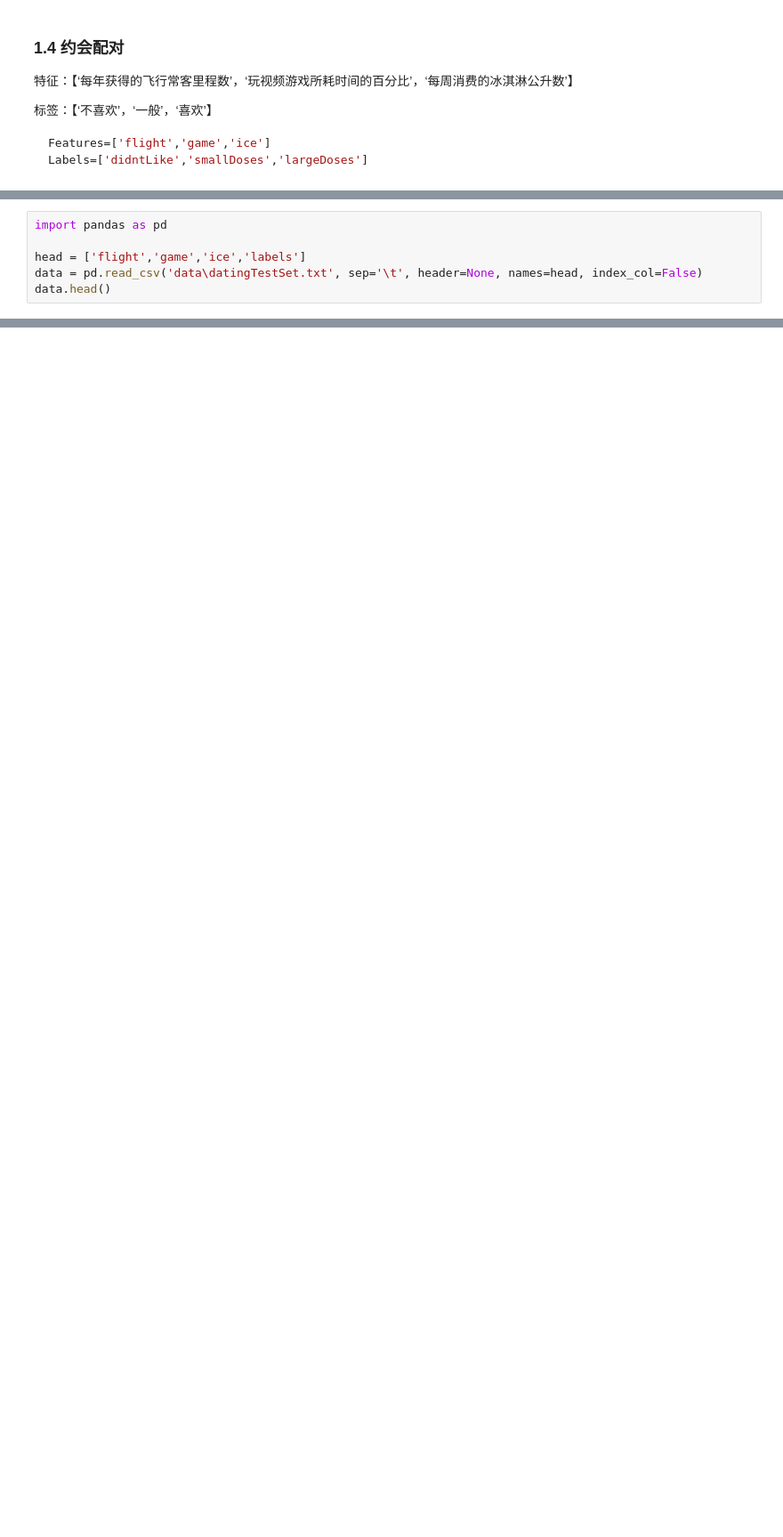
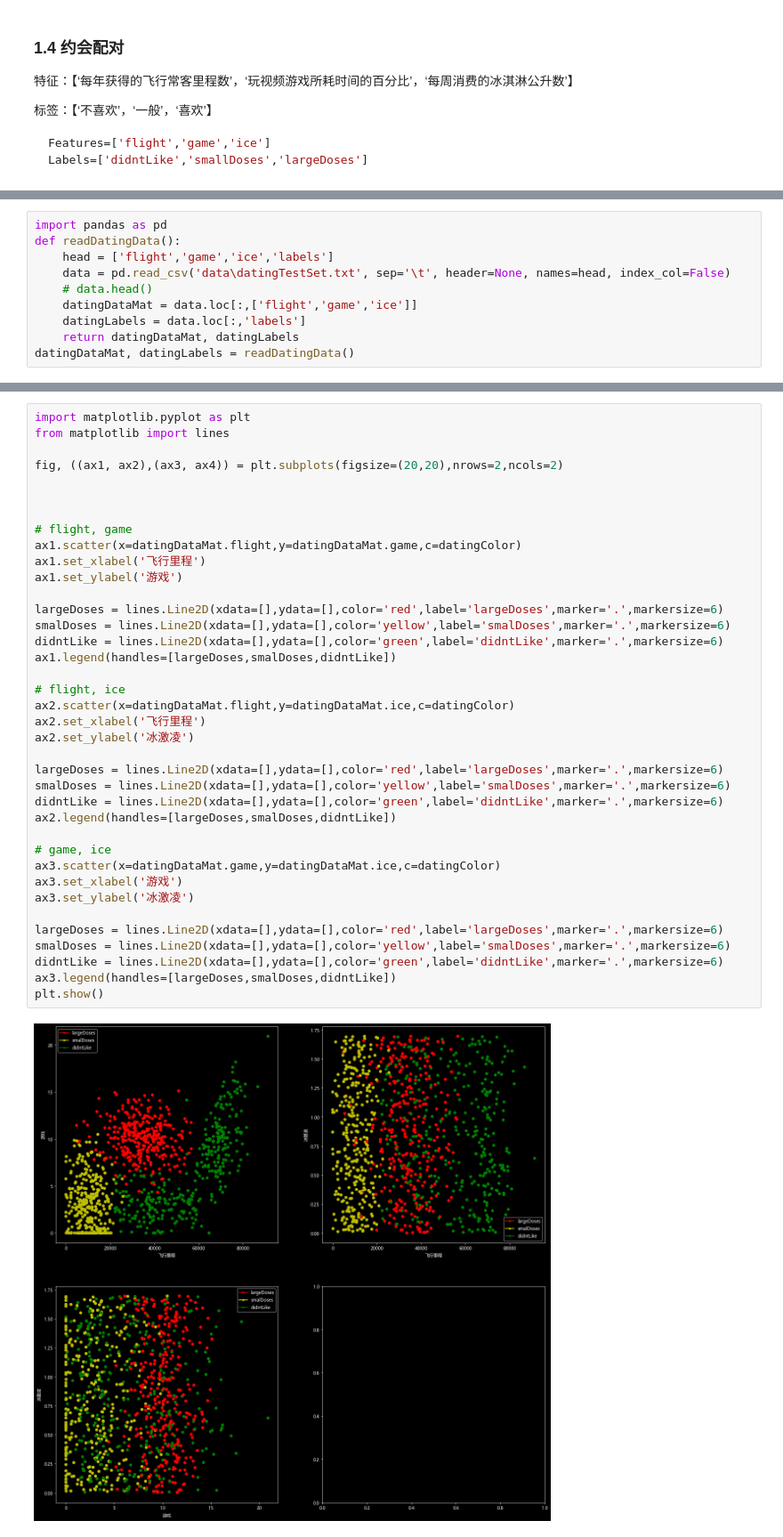
Before and after one commit to abulimity/Learn-Machine-Learning, a Jupyter notebook: CH01_KNN/KNN.ipynb, the cells around one changed output, grey strips where cells are left out. Shown at 89% size. Drawn from its saved outputs; the diff is of its cells as text; blank space fills up the shorter version.

```diff
--- a/CH01_KNN/KNN.ipynb
+++ b/CH01_KNN/KNN.ipynb
@@ -148,6 +150,10 @@ Labels=['didntLike','smallDoses','largeDoses']
 # %%
 import pandas as pd
-
-head = ['flight','game','ice','labels']
-data = pd.read_csv('data\datingTestSet.txt', sep='\t', header=None, names=head, index_col=False)
-data.head()
+def readDatingData():
+    head = ['flight','game','ice','labels']
+    data = pd.read_csv('data\datingTestSet.txt', sep='\t', header=None, names=head, index_col=False)
+    # data.head()
+    datingDataMat = data.loc[:,['flight','game','ice']]
+    datingLabels = data.loc[:,'labels']
+    return datingDataMat, datingLabels
+datingDataMat, datingLabels = readDatingData()
@@ -196,0 +183,40 @@ plt.show()
+# %%
+import matplotlib.pyplot as plt
+from matplotlib import lines
+
+fig, ((ax1, ax2),(ax3, ax4)) = plt.subplots(figsize=(20,20),nrows=2,ncols=2)
+
+
+
+# flight, game
+ax1.scatter(x=datingDataMat.flight,y=datingDataMat.game,c=datingColor)
+ax1.set_xlabel('飞行里程')
+ax1.set_ylabel('游戏')
+
+largeDoses = lines.Line2D(xdata=[],ydata=[],color='red',label='largeDoses',marker='.',markersize=6)
+smalDoses = lines.Line2D(xdata=[],ydata=[],color='yellow',label='smalDoses',marker='.',markersize=6)
+didntLike = lines.Line2D(xdata=[],ydata=[],color='green',label='didntLike',marker='.',markersize=6)
+ax1.legend(handles=[largeDoses,smalDoses,didntLike])
+
+# flight, ice
+ax2.scatter(x=datingDataMat.flight,y=datingDataMat.ice,c=datingColor)
+ax2.set_xlabel('飞行里程')
+ax2.set_ylabel('冰激凌')
+
+largeDoses = lines.Line2D(xdata=[],ydata=[],color='red',label='largeDoses',marker='.',markersize=6)
+smalDoses = lines.Line2D(xdata=[],ydata=[],color='yellow',label='smalDoses',marker='.',markersize=6)
+didntLike = lines.Line2D(xdata=[],ydata=[],color='green',label='didntLike',marker='.',markersize=6)
+ax2.legend(handles=[largeDoses,smalDoses,didntLike])
+
+# game, ice
+ax3.scatter(x=datingDataMat.game,y=datingDataMat.ice,c=datingColor)
+ax3.set_xlabel('游戏')
+ax3.set_ylabel('冰激凌')
+
+largeDoses = lines.Line2D(xdata=[],ydata=[],color='red',label='largeDoses',marker='.',markersize=6)
+smalDoses = lines.Line2D(xdata=[],ydata=[],color='yellow',label='smalDoses',marker='.',markersize=6)
+didntLike = lines.Line2D(xdata=[],ydata=[],color='green',label='didntLike',marker='.',markersize=6)
+ax3.legend(handles=[largeDoses,smalDoses,didntLike])
+plt.show()
+# %% [output]
+[figure, added]
```
Also changed, not shown: parts of 12 cells of this notebook.
